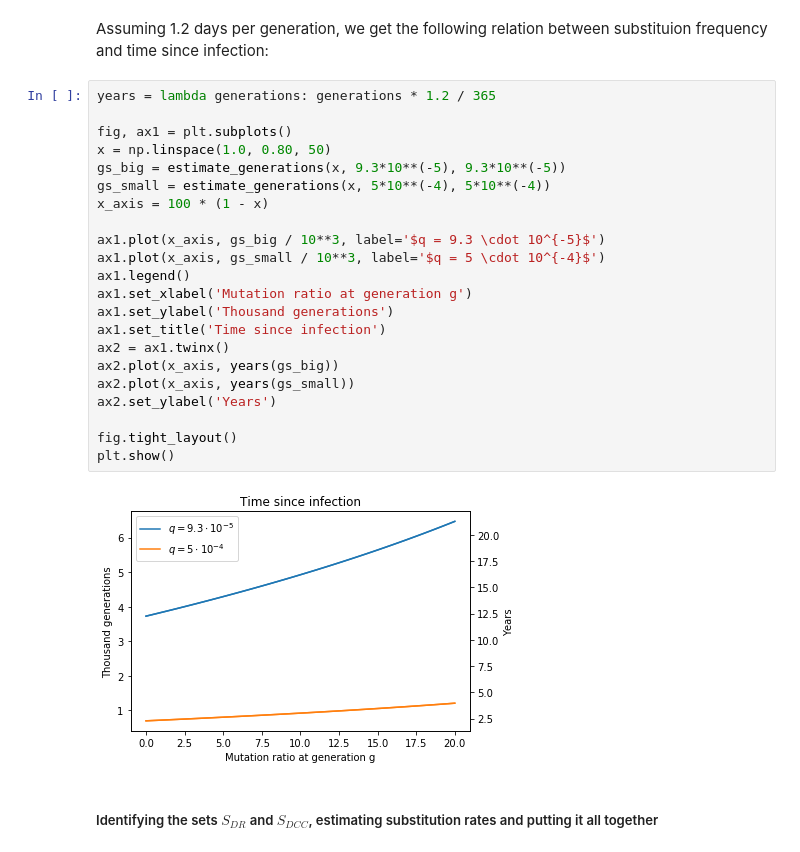
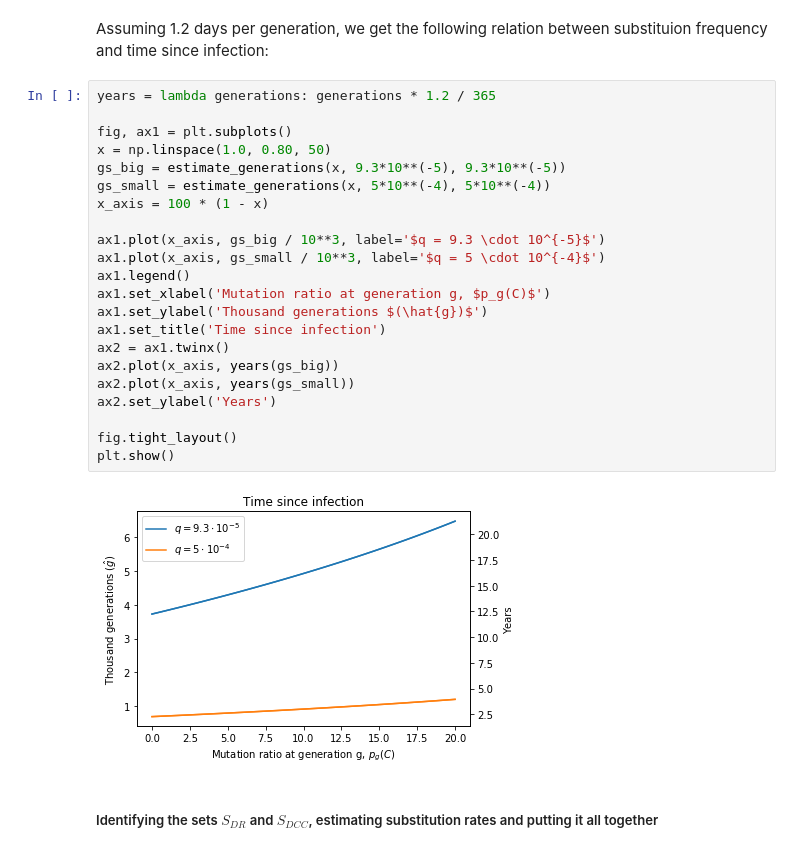
Before and after one commit to PeterARBork/HIV_infection_age_predictor, a Jupyter notebook: HIV infection age modelling.ipynb, the cells around one changed output. Cells and saved outputs as stored; diff of their text form.

```diff
--- a/HIV infection age modelling.ipynb
+++ b/HIV infection age modelling.ipynb
@@ -242,27 +242,27 @@ Assuming 1.2 days per generation, we get the following relation between substitu
 # %%
 years = lambda generations: generations * 1.2 / 365
 
 fig, ax1 = plt.subplots()
 x = np.linspace(1.0, 0.80, 50)
 gs_big = estimate_generations(x, 9.3*10**(-5), 9.3*10**(-5))
 gs_small = estimate_generations(x, 5*10**(-4), 5*10**(-4))
 x_axis = 100 * (1 - x)
 
 ax1.plot(x_axis, gs_big / 10**3, label='$q = 9.3 \cdot 10^{-5}$')
 ax1.plot(x_axis, gs_small / 10**3, label='$q = 5 \cdot 10^{-4}$')
 ax1.legend()
-ax1.set_xlabel('Mutation ratio at generation g')
-ax1.set_ylabel('Thousand generations')
+ax1.set_xlabel('Mutation ratio at generation g, $p_g(C)$')
+ax1.set_ylabel('Thousand generations $(\hat{g})$')
 ax1.set_title('Time since infection')
 ax2 = ax1.twinx()
 ax2.plot(x_axis, years(gs_big))
 ax2.plot(x_axis, years(gs_small))
 ax2.set_ylabel('Years')
 
 fig.tight_layout()
 plt.show()
 # %% [output]
-[figure, old version]
+[figure, new version]
 # %% [markdown]
 ##### Identifying the sets $S_{DR}$ and $S_{DCC}$, estimating substitution rates and putting it all together
 # %% [markdown]
```
Also changed, not shown: 1 other file.
